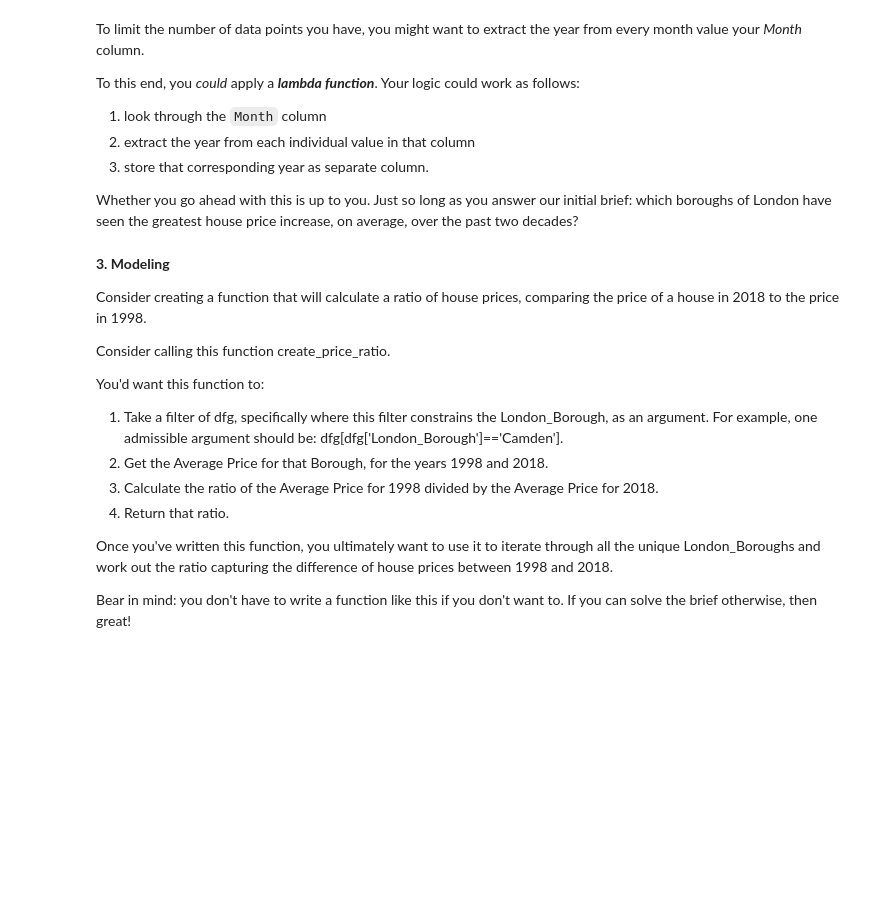
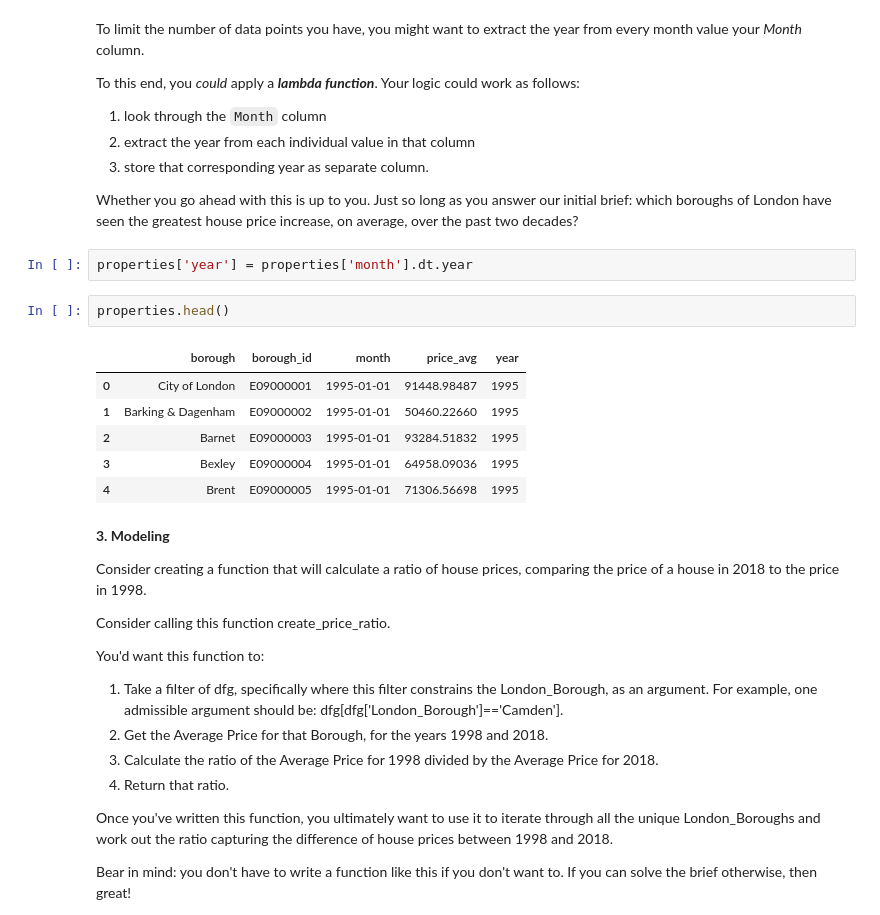
Before and after one commit to BrettlyCD/london-housing, a Jupyter notebook: london_housing.ipynb, the cells around one changed output. Cells and saved outputs as stored; diff of their text form; blank space fills up the shorter version.

```diff
--- a/london_housing.ipynb
+++ b/london_housing.ipynb
@@ -257,6 +275,17 @@ To this end, you *could* apply a ***lambda function***. Your logic could work as
 3. store that corresponding year as separate column.
 
 Whether you go ahead with this is up to you. Just so long as you answer our initial brief: which boroughs of London have seen the greatest house price increase, on average, over the past two decades?
+# %%
+properties['year'] = properties['month'].dt.year
+# %%
+properties.head()
+# %% [output]
+|  | borough | borough_id | month | price_avg | year |
+| 0 | City of London | E09000001 | 1995-01-01 | 91448.98487 | 1995 |
+| 1 | Barking & Dagenham | E09000002 | 1995-01-01 | 50460.22660 | 1995 |
+| 2 | Barnet | E09000003 | 1995-01-01 | 93284.51832 | 1995 |
+| 3 | Bexley | E09000004 | 1995-01-01 | 64958.09036 | 1995 |
+| 4 | Brent | E09000005 | 1995-01-01 | 71306.56698 | 1995 |
 # %% [markdown]
 **3. Modeling**
 
```
Also changed, not shown: parts of 6 cells of this notebook.
